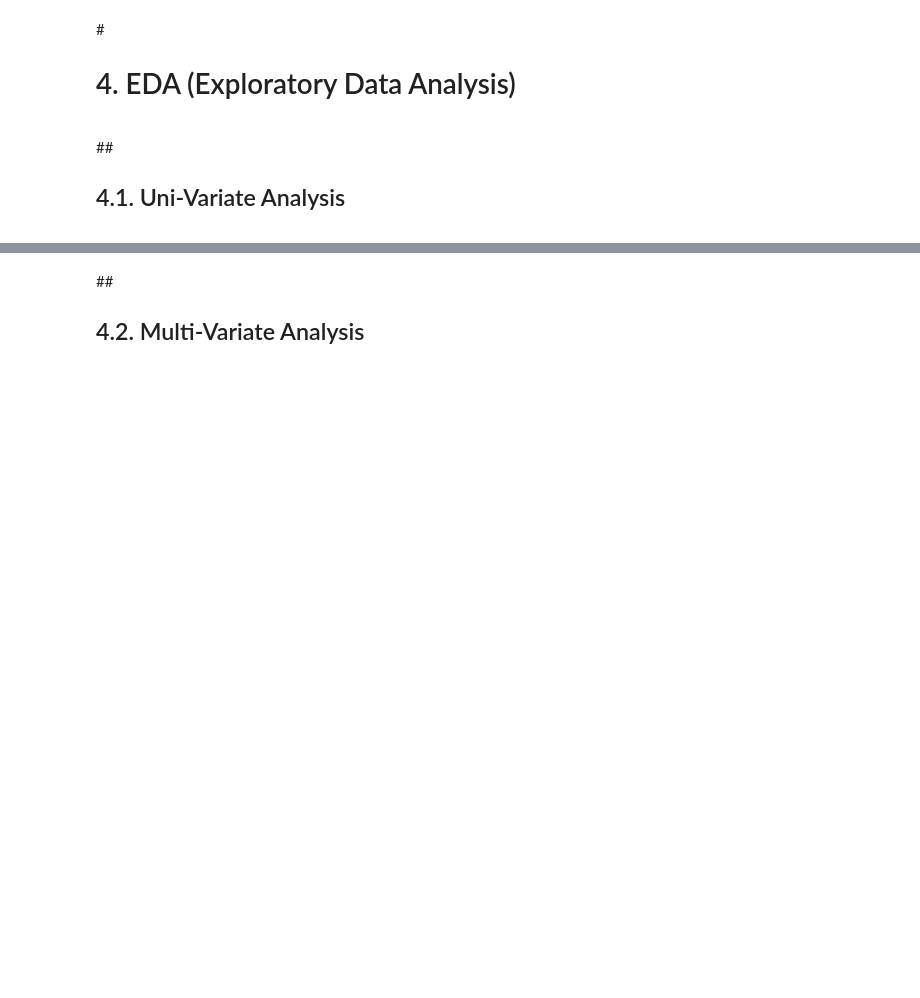
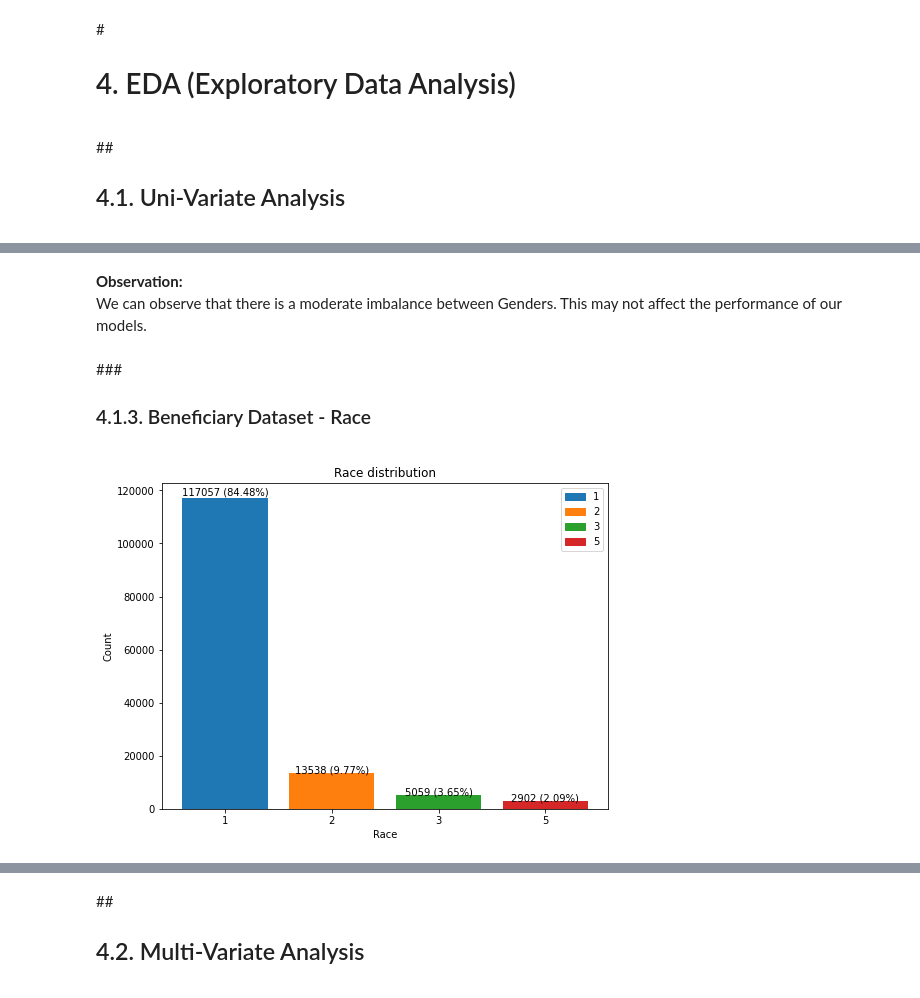
Before and after one commit to NaveenVuppula/Healthcare-Provider-Fraud-Detection-Analysis, a Jupyter notebook: Healthcare_Provider_Fraud_Detection_Analysis.ipynb, the cells around one changed output, grey strips where cells are left out. Saved outputs shown, nothing was run; the diff lists cells and outputs as text; code cells hidden in the pictures; blank space fills up the shorter version.

```diff
--- a/Healthcare_Provider_Fraud_Detection_Analysis.ipynb
+++ b/Healthcare_Provider_Fraud_Detection_Analysis.ipynb
@@ -185,0 +266,11 @@ Index(['BeneID', 'ClaimID', 'ClaimStartDt', 'ClaimEndDt', 'Provider',
+# %% [markdown]
+**Observation:**<br>
+We can observe that there is a moderate imbalance between Genders. This may not affect the performance of our models.
+# %% [markdown]
+###<h3> 4.1.3. Beneficiary Dataset - Race
+# %%
+#Display Race distribution
+data = count_values(df_train_beneficiaries, 'Race')
+show_barplot(data, "Race", "Race distribution", showlegend=True)
+# %% [output]
+[figure, added]
```
Also changed, not shown: parts of 29 cells of this notebook.
